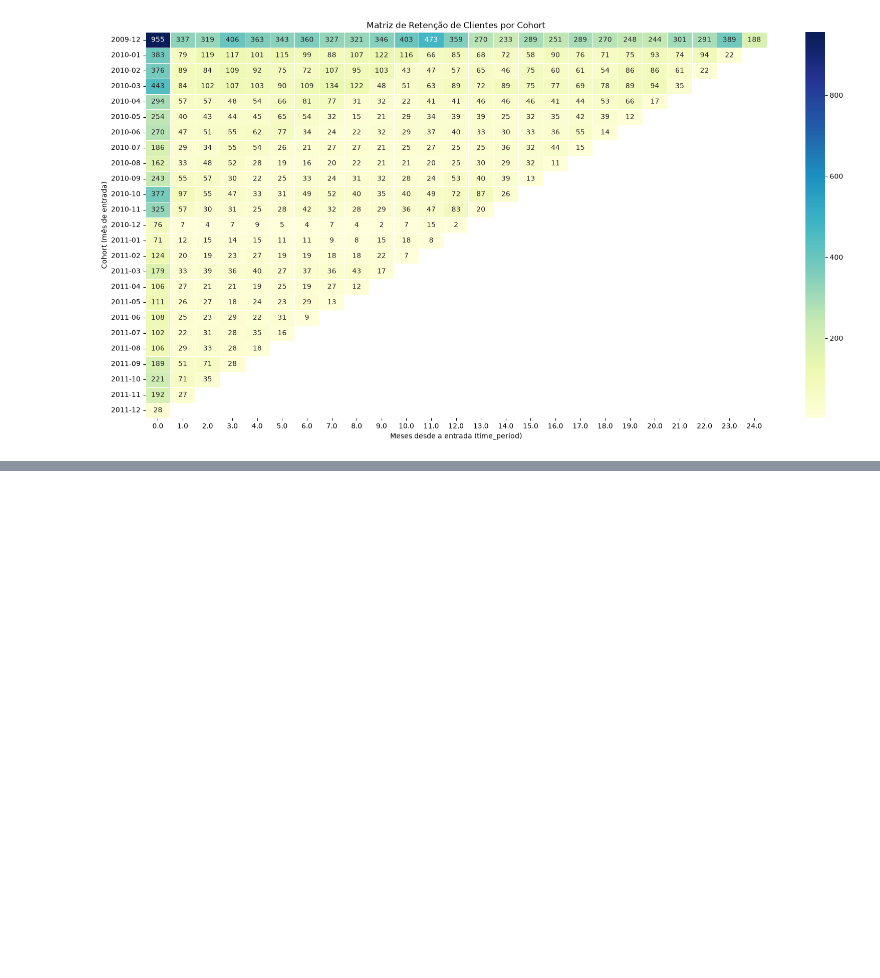
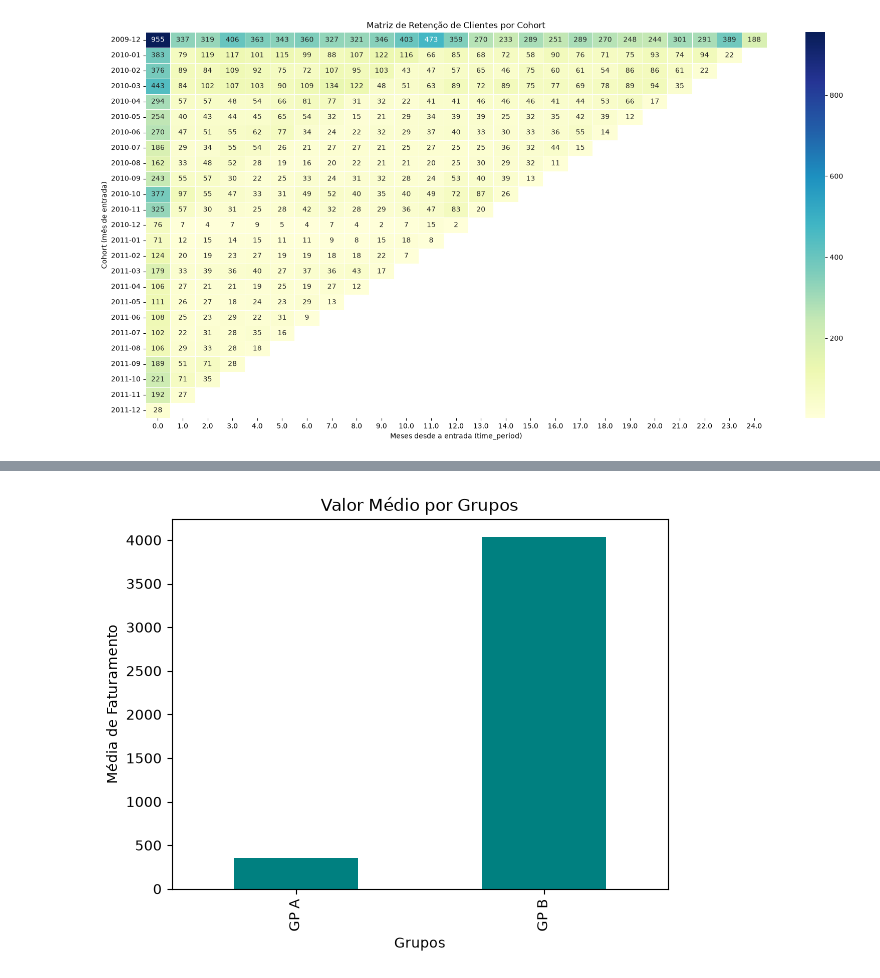
Before and after one commit to rodriguesgui/cohort_analysis, a Jupyter notebook: notebook/cohort_analysis.ipynb, the cells around one changed output, grey strips where cells are left out. Cells and saved outputs as stored; diff of their text form; code cells hidden in the pictures; blank space fills up the shorter version.

```diff
--- a/notebook/cohort_analysis.ipynb
+++ b/notebook/cohort_analysis.ipynb
@@ -236,0 +400,16 @@ plt.show()
+# %%
+query_pedidos = """
+SELECT
+    COUNT(DISTINCT invoice) AS qtd_pedidos,
+    customer_id,
+    CASE
+    WHEN COUNT(DISTINCT invoice) = 1 THEN 'GP A'
+    ELSE 'GP B'
+    END AS categoria_de_pedido,
+    SUM(revenue) as receita_total
+FROM
+    online_retail_raw
+GROUP BY customer_id
+"""
+
+df_pedidos = run_query(query_pedidos)
@@ -236,0 +432,11 @@ plt.show()
+# %%
+comparacao_grupos = df_pedidos.groupby('categoria_de_pedido')['receita_total'].mean()
+# %%
+comparacao_grupos.plot(x="categoria_de_pedido", y="receita_total", kind="bar", color="teal", legend=False)
+
+plt.title('Valor Médio por Grupos')
+plt.xlabel('Grupos')
+plt.ylabel('Média de Faturamento')
+plt.show()
+# %% [output]
+[figure, added]
```
Also changed, not shown: parts of 36 cells of this notebook.
